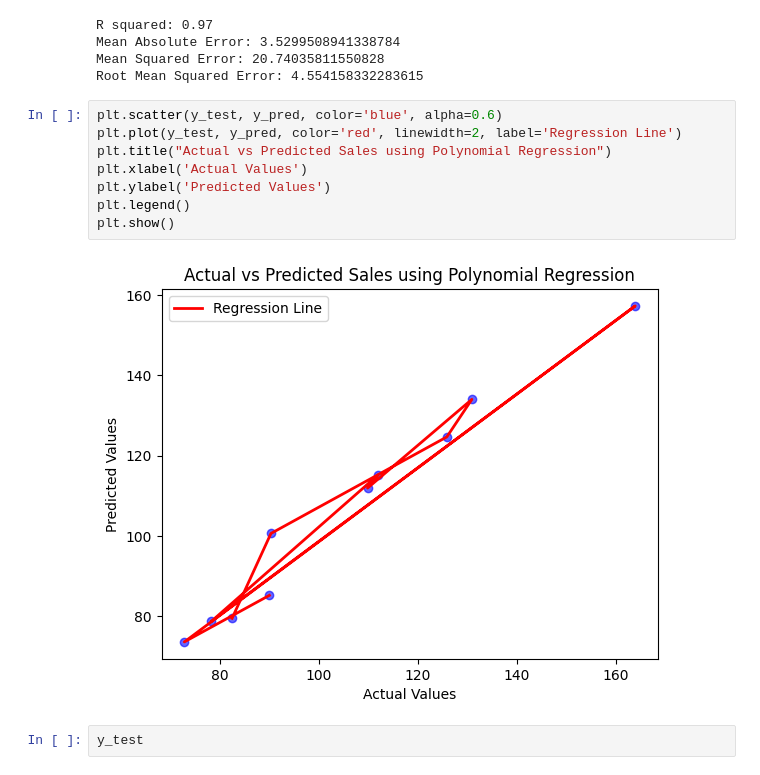
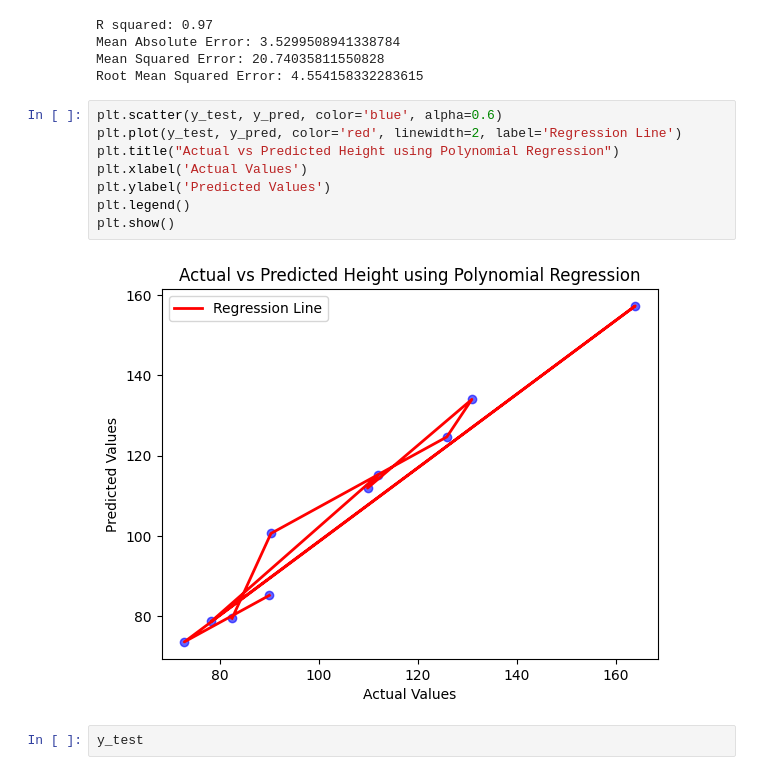
Before and after one commit to Emperor2004/SML, a Jupyter notebook: CLASS 6/Weight_Height.ipynb, the cells around one changed output. Saved outputs shown, nothing was run; the diff lists cells and outputs as text.

```diff
--- a/CLASS 6/Weight_Height.ipynb
+++ b/CLASS 6/Weight_Height.ipynb
@@ -84,13 +84,13 @@ Root Mean Squared Error: 4.554158332283615
 # %%
 plt.scatter(y_test, y_pred, color='blue', alpha=0.6)
 plt.plot(y_test, y_pred, color='red', linewidth=2, label='Regression Line')
-plt.title("Actual vs Predicted Sales using Polynomial Regression")
+plt.title("Actual vs Predicted Height using Polynomial Regression")
 plt.xlabel('Actual Values')
 plt.ylabel('Predicted Values')
 plt.legend()
 plt.show()
 # %% [output]
-[figure, old version]
+[figure, new version]
 # %%
 y_test
 # %% [output]
```
Also changed, not shown: parts of 5 cells of this notebook, 14 other files.
